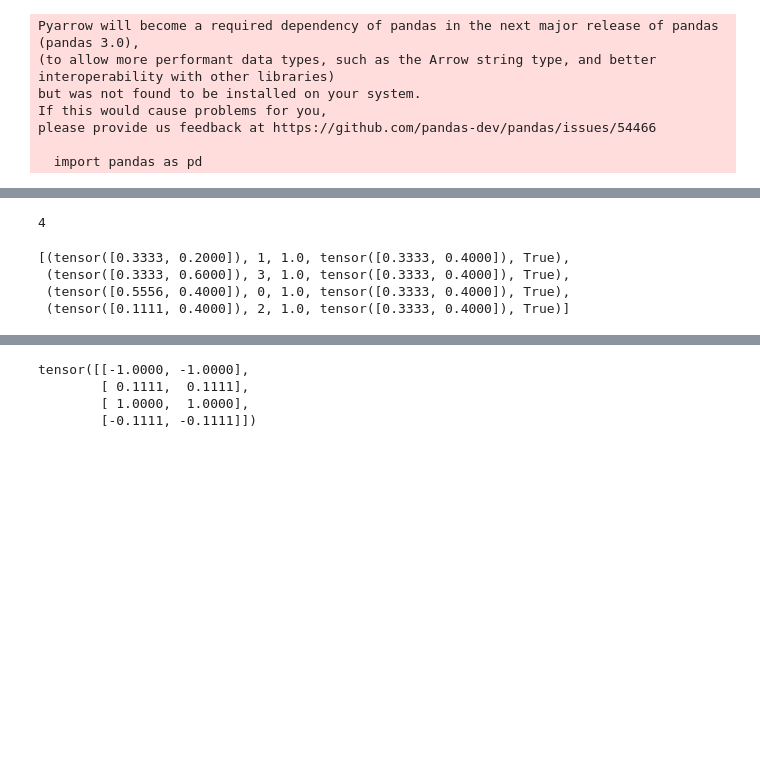
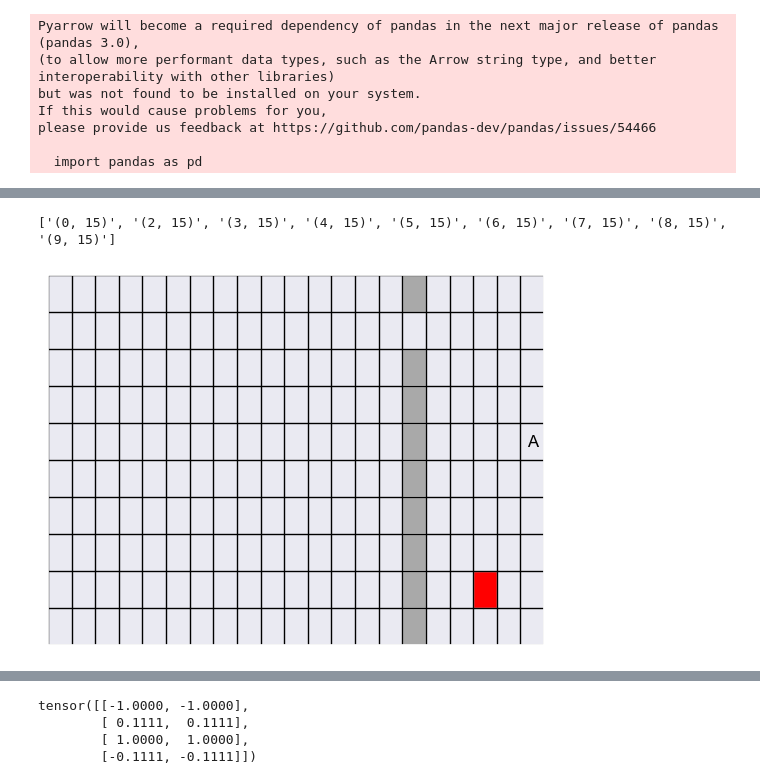
Before and after one commit to mariusdgm/phd-research, a Jupyter notebook: experiments/dqn/check_experiment.ipynb, the cells around one changed output, grey strips where cells are left out. Saved outputs shown, nothing was run; the diff lists cells and outputs as text; code cells hidden in the pictures; blank space fills up the shorter version.

```diff
--- a/experiments/dqn/check_experiment.ipynb
+++ b/experiments/dqn/check_experiment.ipynb
@@ -90,12 +76,52 @@ deque([(tensor([-1.,  0.]), 2, 0, tensor([-0.7778,  0.0000]), False),
-# %%
-len([t for t in buffer if t[4] == 1])
-# %% [output]
-4
-# %%
-[t for t in buffer if t[2] == 1]
-# %% [output]
-[(tensor([0.3333, 0.2000]), 1, 1.0, tensor([0.3333, 0.4000]), True),
- (tensor([0.3333, 0.6000]), 3, 1.0, tensor([0.3333, 0.4000]), True),
- (tensor([0.5556, 0.4000]), 0, 1.0, tensor([0.3333, 0.4000]), True),
- (tensor([0.1111, 0.4000]), 2, 1.0, tensor([0.3333, 0.4000]), True)]
+# %%
+walls = []
+for i in range(10):
+    if i != 1:
+        walls.append((i, 15))
+
+walls_str = [str(wall) for wall in walls]
+print(walls_str)
+# walls
+# %% [output]
+['(0, 15)', '(2, 15)', '(3, 15)', '(4, 15)', '(5, 15)', '(6, 15)', '(7, 15)', '(8, 15)', '(9, 15)']
+# %%
+terminal_states = {(8, 18): 1}
+start_state = (6, 1)
+rows = 10
+cols = 21
+seed = 2
+episode_limit = None
+# episode_limit = 400
+
+# random_walls = randomize_walls_positions(rows, cols, start_state, terminal_states, 0.2, seed=seed)
+random_walls = {(0, 15),
+ (2, 15),
+ (3, 15),
+ (4, 15),
+ (5, 15),
+ (6, 15),
+ (7, 15),
+ (8, 15),
+ (9, 15)}
+# random_walls = set()
+
+# print(random_walls)
+env = make_env(
+    rows,
+    cols,
+    start_state=start_state,
+    p_success=1,
+    terminal_states=terminal_states,
+    seed=seed,
+    walls=random_walls,
+    episode_length_limit=episode_limit,
+    standardize_wrapper=False,
+    randomize_starting_position=True,
+    random_stating_positions_parameters={"prob": 1,
+                                         "space_A": ((0, 0), (9, 14)),
+                                         "space_B": ((0, 16), (5, 20))},
+)
+env.render()
+# %% [output]
+[figure, added]
 # %%
```
Also changed, not shown: parts of 5 cells of this notebook, 5 other files.
